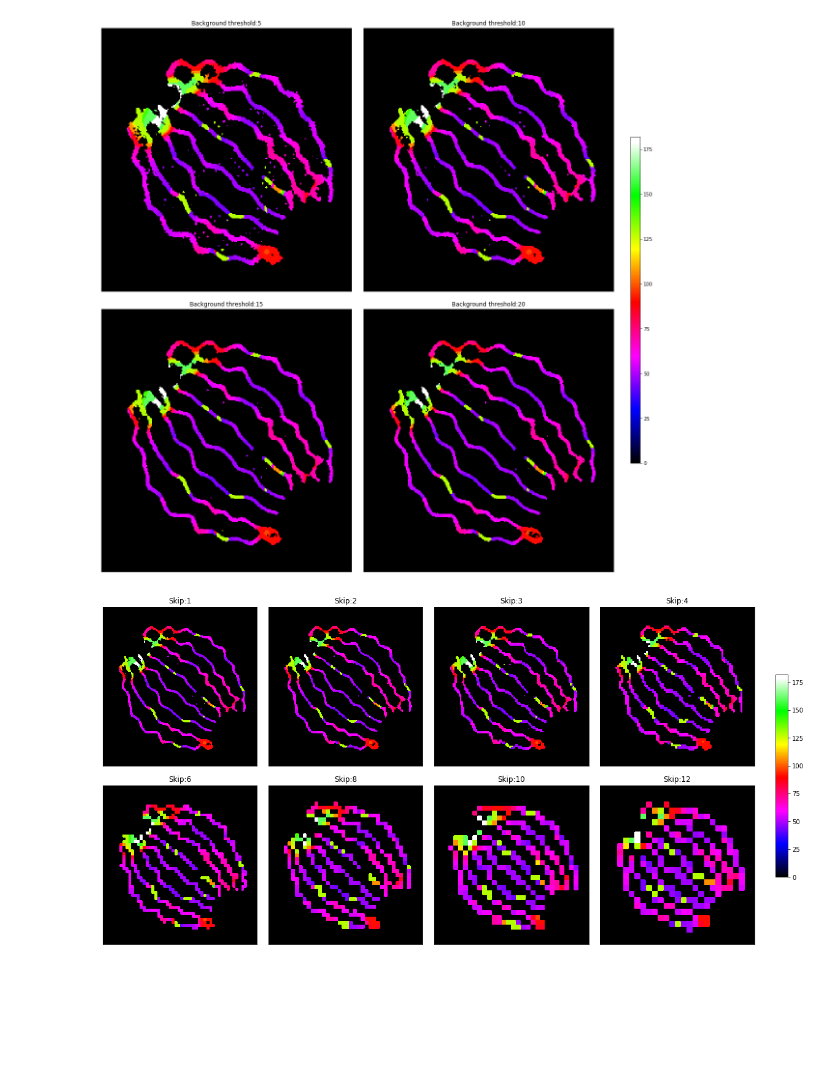
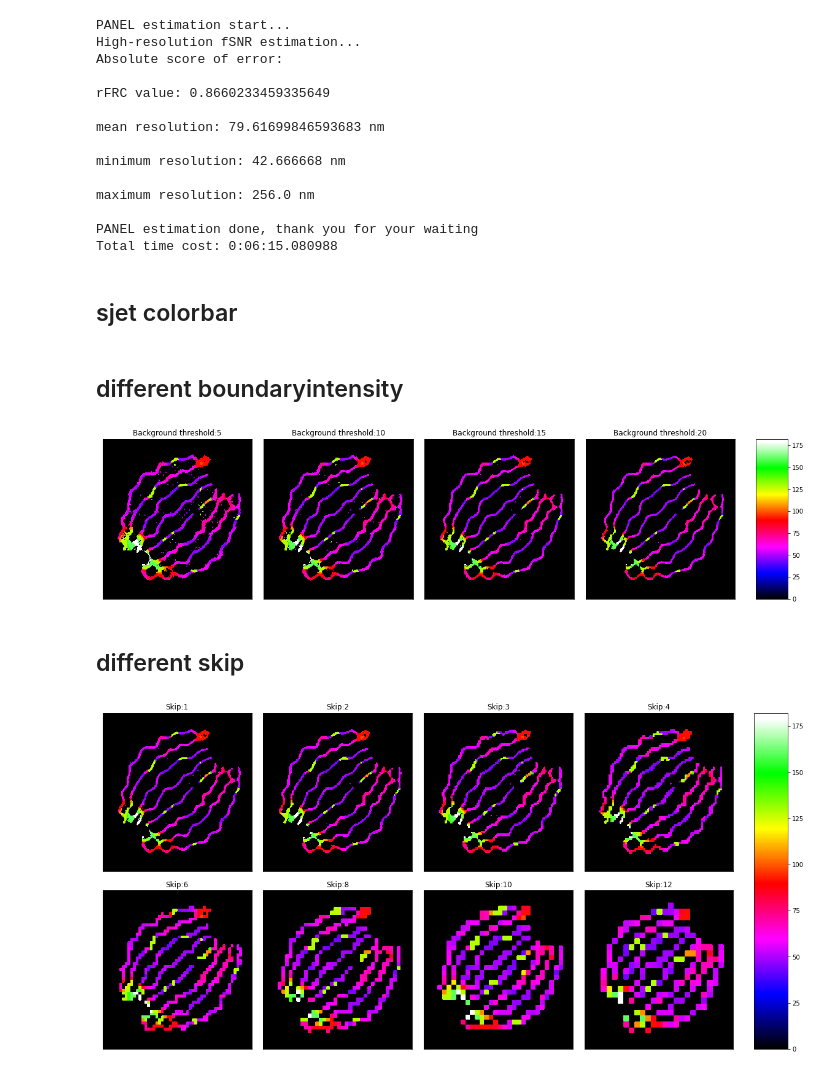
Before and after one commit to WeisongZhao/PANELpy, a Jupyter notebook: demo.ipynb, the cells around one changed output. Drawn from its saved outputs; the diff is of its cells as text; code cells hidden in the pictures; blank space fills up the shorter version.

```diff
--- a/demo.ipynb
+++ b/demo.ipynb
@@ -26,14 +37,48 @@ map_stack = [map_bg_5, map_bg_10, map_bg_15, map_bg_20]
+# %%
+args_bg_5 = get_PANEL_options(("--pixelsize=20 --boundaryintensity=5").split())
+[map_bg_5, PANELs_bg_5, absolute_value_bg_5] = PANEL(stack, args_bg_5)
+# %% [output]
+PANEL estimation start...
+High-resolution fSNR estimation...
+Absolute score of error:
+
+rFRC value: 0.8660233459335649
+
+mean resolution: 79.61699846593683 nm
+
+minimum resolution: 42.666668 nm
+
+maximum resolution: 256.0 nm
+
+PANEL estimation done, thank you for your waiting
+Total time cost: 0:06:15.080988
+# %% [markdown]
+## sjet colorbar
+# %%
+sjet_map = sjet_color('sjet.txt')
+# %% [markdown]
+## different boundaryintensity
+# %%
+args_bg_5 = get_PANEL_options(("--pixelsize=20 --boundaryintensity=5").split())
+args_bg_10 = get_PANEL_options(("--pixelsize=20 --boundaryintensity=10").split())
+args_bg_15 = get_PANEL_options(("--pixelsize=20 --boundaryintensity=15").split())
+args_bg_20 = get_PANEL_options(("--pixelsize=20 --boundaryintensity=20").split())
+map_bg_5 = (fSNRmap(stack, args_bg_5)).astype('uint8')
+map_bg_10 = (fSNRmap(stack, args_bg_10)).astype('uint8')
+map_bg_15 = (fSNRmap(stack, args_bg_15)).astype('uint8')
+map_bg_20 = (fSNRmap(stack, args_bg_20)).astype('uint8')
+map_stack = [map_bg_5, map_bg_10, map_bg_15, map_bg_20]
 # %%
-fig, axs = plt.subplots(2, 2, figsize=(16, 16), constrained_layout=True)
+fig, axs = plt.subplots(1, 4, figsize=(16, 4), constrained_layout=True)
 flage = 0
 for ax in axs.flat:
     Title = (('Background threshold:')+('%d'%(5*(flage+1))))
-    im = ax.pcolormesh(map_stack[flage], cmap = sjet_map)
+    im = ax.pcolormesh(map_stack[flage][::-1], cmap = sjet_map)
     ax.set_title(Title)
     ax.axes.xaxis.set_visible(False)
     ax.axes.yaxis.set_visible(False)
     flage = flage + 1
-fig.colorbar(im, ax=axs, shrink=0.6)
+fig.colorbar(im, ax=axs)
 plt.show()
 # %% [output]
-[figure, old version]
+[figure, new version]
@@ -51,0 +85,2 @@ map_number = [1, 2, 3, 4, 6, 8, 10, 12]
+# %% [markdown]
+## different skip
@@ -54,12 +108,12 @@ fig, axs = plt.subplots(2, 4, figsize=(16, 8), constrained_layout=True)
 flage = 0
 for ax in axs.flat:
     Title = (('Skip:')+('%d'%(map_number[flage])))
-    im = ax.pcolormesh(map_stack2[flage], cmap = sjet_map)
+    im = ax.pcolormesh(map_stack2[flage][::-1], cmap = sjet_map)
     ax.set_title(Title)
     ax.axes.xaxis.set_visible(False)
     ax.axes.yaxis.set_visible(False)
     flage = flage + 1
-fig.colorbar(im, ax=axs, shrink=0.6)
+fig.colorbar(im, ax=axs)
 plt.show()
 # %% [output]
-[figure, old version]
+[figure, new version]
```
Also changed, not shown: parts of 9 cells of this notebook.
